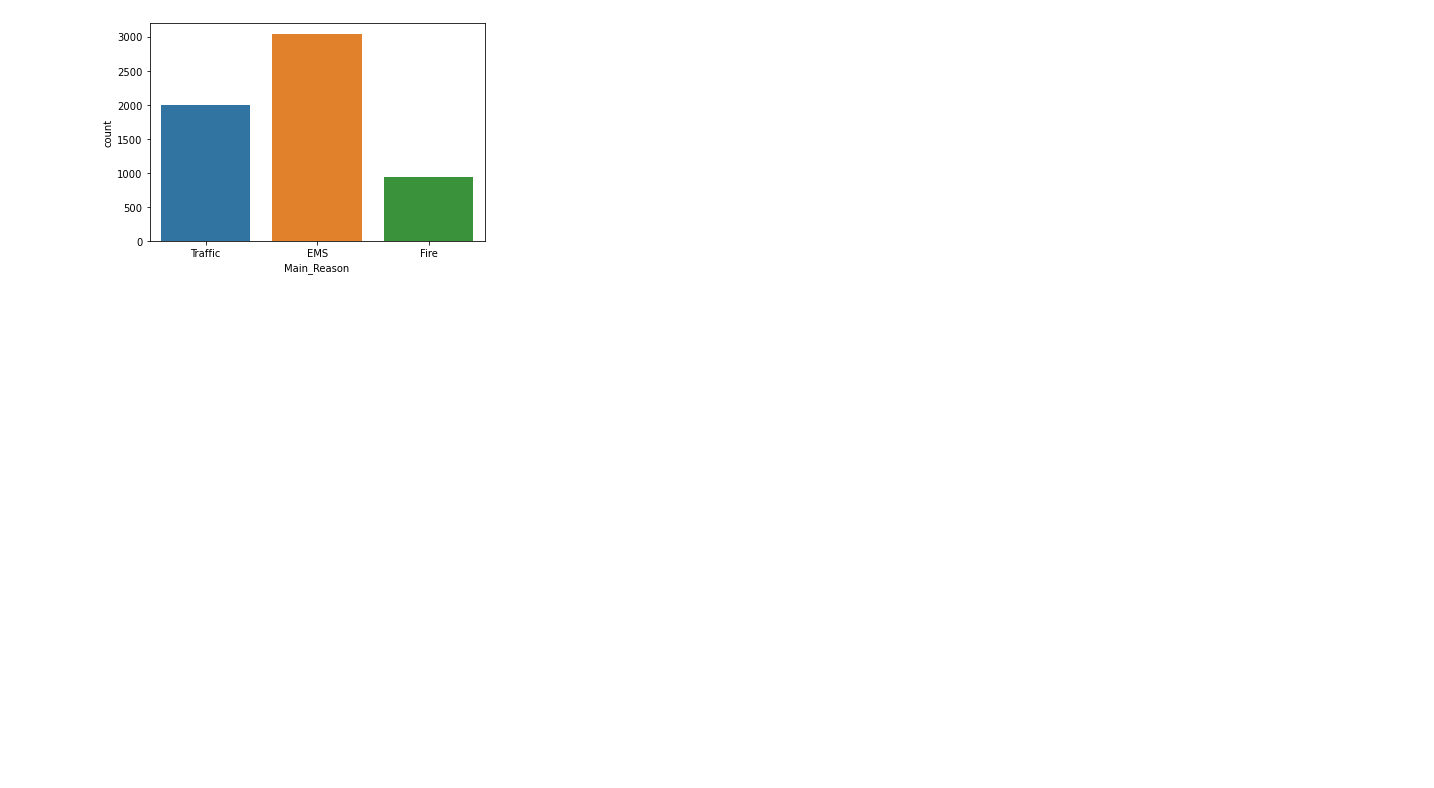
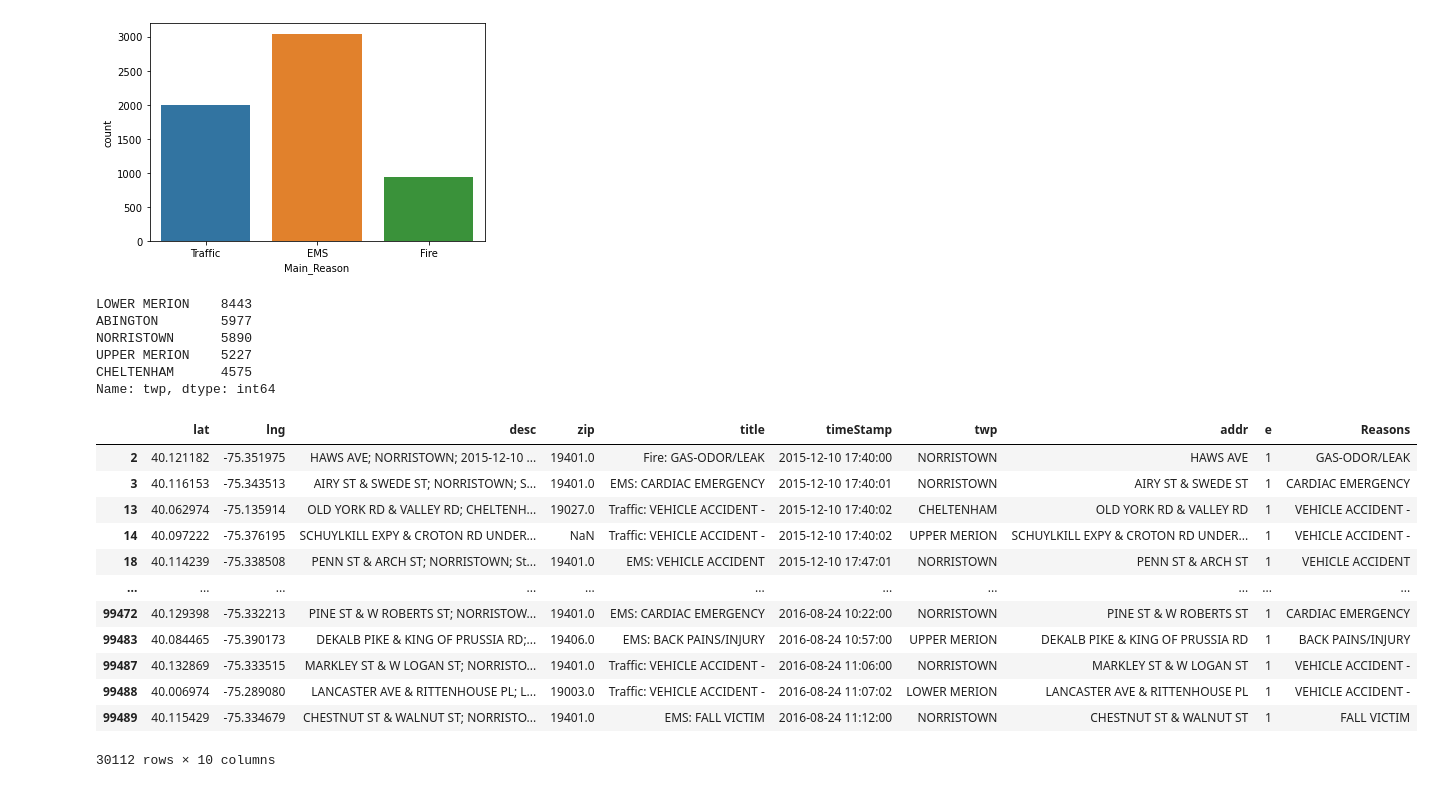
Before and after one commit to makncheese69420/911-Capstone-Project, a Jupyter notebook: Data Visualization Presentation.ipynb, the cells around one changed output. Saved outputs shown, nothing was run; the diff lists cells and outputs as text; code cells hidden in the pictures; blank space fills up the shorter version.

```diff
--- a/Data Visualization Presentation.ipynb
+++ b/Data Visualization Presentation.ipynb
@@ -112,3 +112,34 @@ sns.countplot(x = 'Main_Reason', data = Abby)
 # %% [output]
 <AxesSubplot:xlabel='Main_Reason', ylabel='count'>
 [figure]
+# %%
+# Making a dataframe for the top 5 towns with the greatest amount of 911 calls and comparing them
+df['twp'].value_counts().head(5)# finding the top 5
+# %% [output]
+LOWER MERION    8443
+ABINGTON        5977
+NORRISTOWN      5890
+UPPER MERION    5227
+CHELTENHAM      4575
+Name: twp, dtype: int64
+# %%
+towns_with_greatest_police_calls = df.loc[df['twp'].isin(['ABINGTON',
+                                                          'LOWER MERION',
+                                                          'NORRISTOWN',
+                                                          'UPPER MERION',
+                                                          'CHELTENHAM'])]
+towns_with_greatest_police_calls
+# %% [output]
+|  | lat | lng | desc | zip | title | timeStamp | twp | addr | e | Reasons |
+| 2 | 40.121182 | -75.351975 | HAWS AVE; NORRISTOWN; 2015-12-10 ... | 19401.0 | Fire: GAS-ODOR/LEAK | 2015-12-10 17:40:00 | NORRISTOWN | HAWS AVE | 1 | GAS-ODOR/LEAK |
+| 3 | 40.116153 | -75.343513 | AIRY ST & SWEDE ST; NORRISTOWN; S... | 19401.0 | EMS: CARDIAC EMERGENCY | 2015-12-10 17:40:01 | NORRISTOWN | AIRY ST & SWEDE ST | 1 | CARDIAC EMERGENCY |
+| 13 | 40.062974 | -75.135914 | OLD YORK RD & VALLEY RD; CHELTENH... | 19027.0 | Traffic: VEHICLE ACCIDENT - | 2015-12-10 17:40:02 | CHELTENHAM | OLD YORK RD & VALLEY RD | 1 | VEHICLE ACCIDENT - |
+| 14 | 40.097222 | -75.376195 | SCHUYLKILL EXPY & CROTON RD UNDER... | NaN | Traffic: VEHICLE ACCIDENT - | 2015-12-10 17:40:02 | UPPER MERION | SCHUYLKILL EXPY & CROTON RD UNDER... | 1 | VEHICLE ACCIDENT - |
+| 18 | 40.114239 | -75.338508 | PENN ST & ARCH ST; NORRISTOWN; St... | 19401.0 | EMS: VEHICLE ACCIDENT | 2015-12-10 17:47:01 | NORRISTOWN | PENN ST & ARCH ST | 1 | VEHICLE ACCIDENT |
+| ... | ... | ... | ... | ... | ... | ... | ... | ... | ... | ... |
+| 99472 | 40.129398 | -75.332213 | PINE ST & W ROBERTS ST; NORRISTOW... | 19401.0 | EMS: CARDIAC EMERGENCY | 2016-08-24 10:22:00 | NORRISTOWN | PINE ST & W ROBERTS ST | 1 | CARDIAC EMERGENCY |
+| 99483 | 40.084465 | -75.390173 | DEKALB PIKE & KING OF PRUSSIA RD;... | 19406.0 | EMS: BACK PAINS/INJURY | 2016-08-24 10:57:00 | UPPER MERION | DEKALB PIKE & KING OF PRUSSIA RD | 1 | BACK PAINS/INJURY |
+| 99487 | 40.132869 | -75.333515 | MARKLEY ST & W LOGAN ST; NORRISTO... | 19401.0 | Traffic: VEHICLE ACCIDENT - | 2016-08-24 11:06:00 | NORRISTOWN | MARKLEY ST & W LOGAN ST | 1 | VEHICLE ACCIDENT - |
+| 99488 | 40.006974 | -75.289080 | LANCASTER AVE & RITTENHOUSE PL; L... | 19003.0 | Traffic: VEHICLE ACCIDENT - | 2016-08-24 11:07:02 | LOWER MERION | LANCASTER AVE & RITTENHOUSE PL | 1 | VEHICLE ACCIDENT - |
+| 99489 | 40.115429 | -75.334679 | CHESTNUT ST & WALNUT ST; NORRISTO... | 19401.0 | EMS: FALL VICTIM | 2016-08-24 11:12:00 | NORRISTOWN | CHESTNUT ST & WALNUT ST | 1 | FALL VICTIM |
+30112 rows × 10 columns
```
Also changed, not shown: parts of 1 cell of this notebook.
